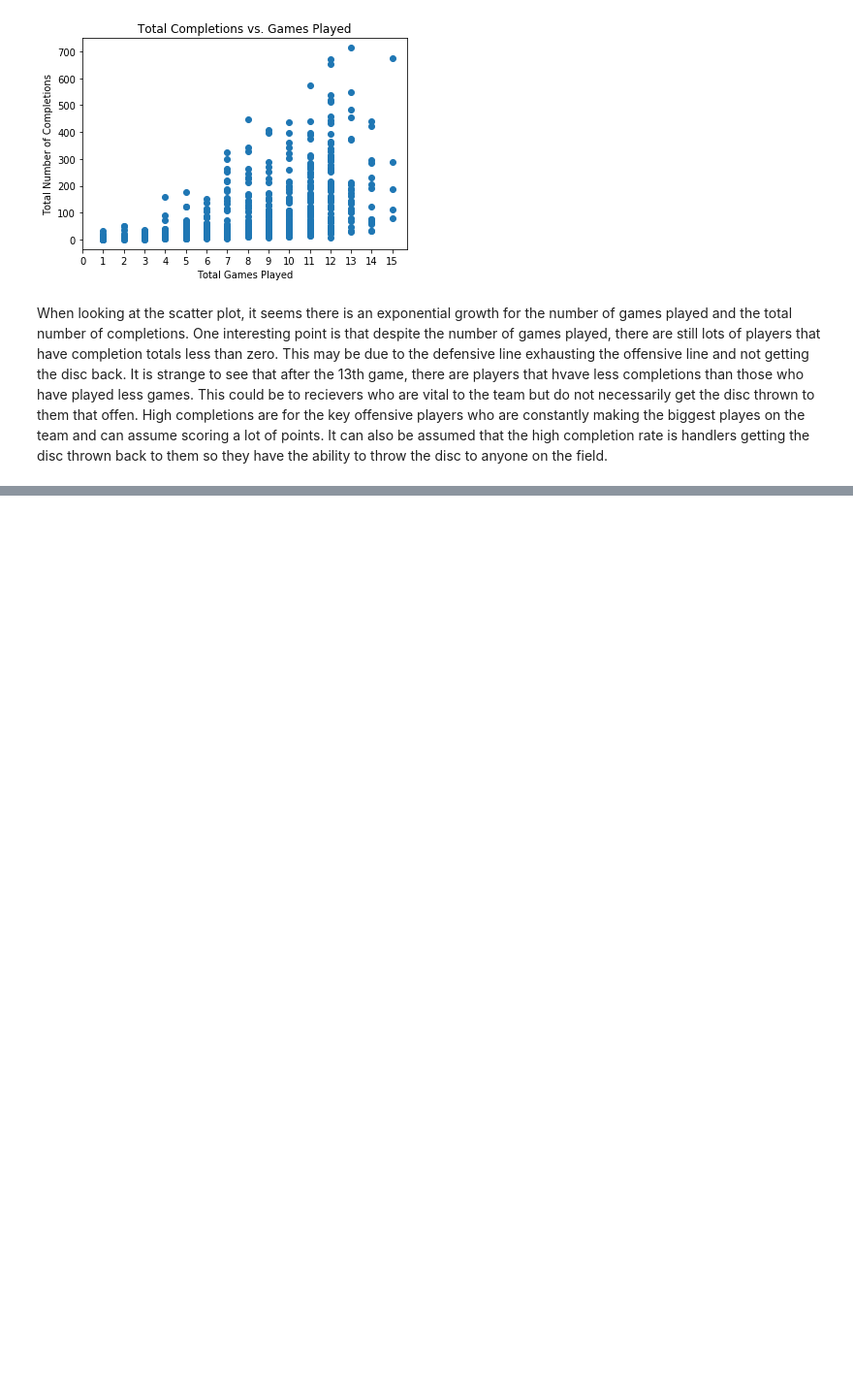
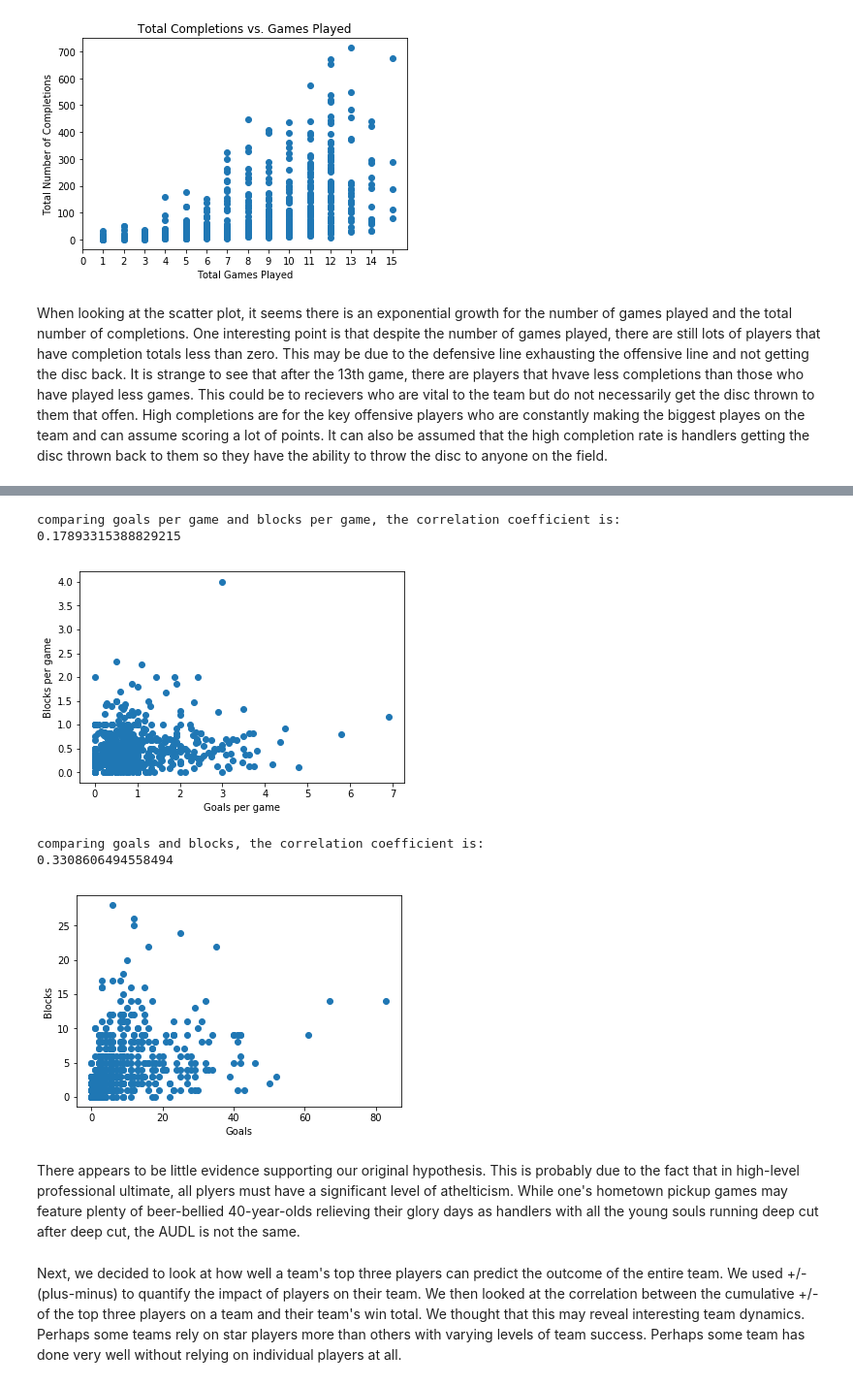
Before and after one commit to Samcfuchs/2950, a Jupyter notebook: notebooks/main.ipynb, the cells around one changed output, grey strips where cells are left out. Shown at 97% size. Drawn from its saved outputs; the diff is of its cells as text; code cells hidden in the pictures; blank space fills up the shorter version.

```diff
--- a/notebooks/main.ipynb
+++ b/notebooks/main.ipynb
@@ -231,0 +261,24 @@ When looking at the scatter plot, it seems there is an exponential growth for th
+# %%
+print('comparing goals per game and blocks per game, the correlation coefficient is:')
+print(np.corrcoef(data['GPG'], data['BPG'])[0][1])
+plt.scatter(data['GPG'], data['BPG'])
+plt.xlabel('Goals per game')
+plt.ylabel('Blocks per game')
+plt.show()
+print('comparing goals and blocks, the correlation coefficient is:')
+print(np.corrcoef(data['GLS'], data['BLK'])[0][1])
+plt.scatter(data['GLS'], data['BLK'])
+plt.xlabel('Goals')
+plt.ylabel('Blocks')
+plt.show()
+# %% [output]
+comparing goals per game and blocks per game, the correlation coefficient is:
+0.17893315388829215
+[figure, added]
+comparing goals and blocks, the correlation coefficient is:
+0.3308606494558494
+[figure, added]
+# %% [markdown]
+There appears to be little evidence supporting our original hypothesis. This is probably due to the fact that in high-level professional ultimate, all plyers must have a significant level of athelticism. While one's hometown pickup games may feature plenty of beer-bellied 40-year-olds relieving their glory days as handlers with all the young souls running deep cut after deep cut, the AUDL is not the same.
+# %% [markdown]
+Next, we decided to look at how well a team's top three players can predict the outcome of the entire team. We used +/- (plus-minus) to quantify the impact of players on their team. We then looked at the correlation between the cumulative +/- of the top three players on a team and their team's win total. We thought that this may reveal interesting team dynamics. Perhaps some teams rely on star players more than others with varying levels of team success. Perhaps some team has done very well without relying on individual players at all.
```
Also changed, not shown: parts of 14 cells of this notebook.
